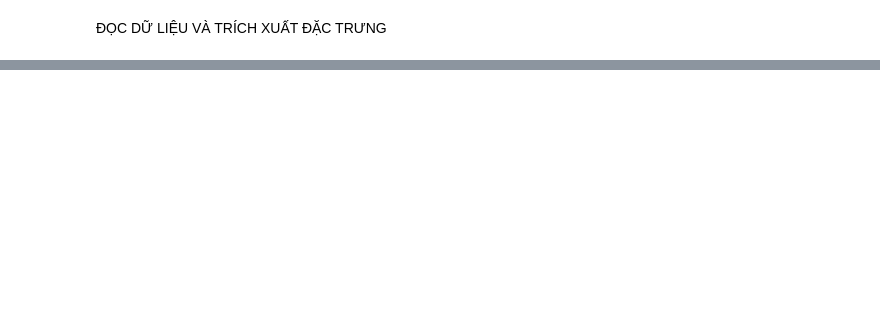
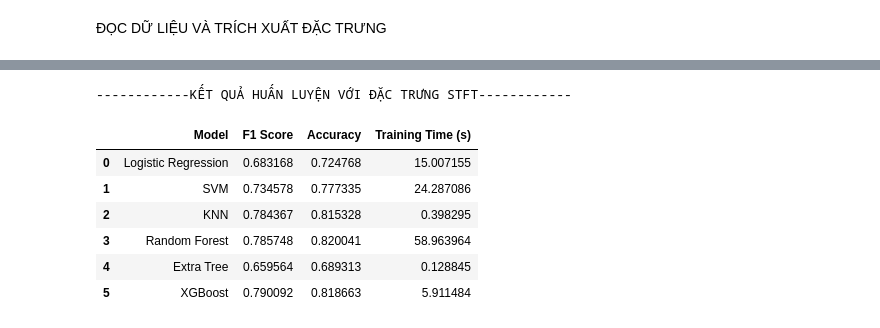
Before and after one commit to OiHuecuata/Bee-Queenless-Detection-through-sound-using-Deep-Learning, a Jupyter notebook: ML.ipynb, the cells around one changed output, grey strips where cells are left out. Cells and saved outputs as stored; diff of their text form; code cells hidden in the pictures; blank space fills up the shorter version.

```diff
--- a/ML.ipynb
+++ b/ML.ipynb
@@ -161,0 +236,37 @@ KẾT QUẢ ĐÁNH GIÁ MÔ HÌNH
+# %%
+# HUẤN LUYỆN SỬ DỤNG STFT
+
+# Huấn luyện và đánh giá từng mô hình
+for model_name, model in models.items():
+
+    # Thông báo mô hình đang được huấn luyện
+    print(f"Đang huấn luyện và đánh giá mô hình {model_name}:")
+
+    # Ghi lại thời gian bắt đầu huấn luyện
+    start_time = time.time()
+
+    # Sử dụng cross validation để đánh giá mô hình, tính F1-score và Accuracy
+    cv_f1_scores = cross_val_score(model, X_stft, y, cv=k_fold, scoring='f1_macro')
+    cv_accuracy_scores = cross_val_score(model, X_stft, y, cv=k_fold, scoring='accuracy')
+
+    # Ghi lại thời gian kết thúc huấn luyện
+    end_time = time.time()
+
+    # Tính thời gian huấn luyện
+    timing = end_time - start_time
+
+    # Chèn các thông số F1 score, accuracy và thời gian huấn luyện vào danh sách, lấy trung bình
+    f1_score.append(np.mean(cv_f1_scores))
+    accuracy.append(np.mean(cv_accuracy_scores))
+    training_time.append(timing)
+
+    # Khi huấn luyện thành công, thông báo kết thúc
+    print(f"Xong")
+
+# Tạo DataFrame để hiển thị kết quả
+stft_df = pd.DataFrame({
+    "Model": list(models.keys()),
+    "F1 Score": f1_score,
+    "Accuracy": accuracy,
+    "Training Time (s)": training_time
+})
@@ -161,0 +317,12 @@ KẾT QUẢ ĐÁNH GIÁ MÔ HÌNH
+# %%
+print(f"------------KẾT QUẢ HUẤN LUYỆN VỚI ĐẶC TRƯNG STFT------------")
+stft_df
+# %% [output]
+------------KẾT QUẢ HUẤN LUYỆN VỚI ĐẶC TRƯNG STFT------------
+|  | Model | F1 Score | Accuracy | Training Time (s) |
+| 0 | Logistic Regression | 0.683168 | 0.724768 | 15.007155 |
+| 1 | SVM | 0.734578 | 0.777335 | 24.287086 |
+| 2 | KNN | 0.784367 | 0.815328 | 0.398295 |
+| 3 | Random Forest | 0.785748 | 0.820041 | 58.963964 |
+| 4 | Extra Tree | 0.659564 | 0.689313 | 0.128845 |
+| 5 | XGBoost | 0.790092 | 0.818663 | 5.911484 |
```
Also changed, not shown: parts of 19 cells of this notebook.
